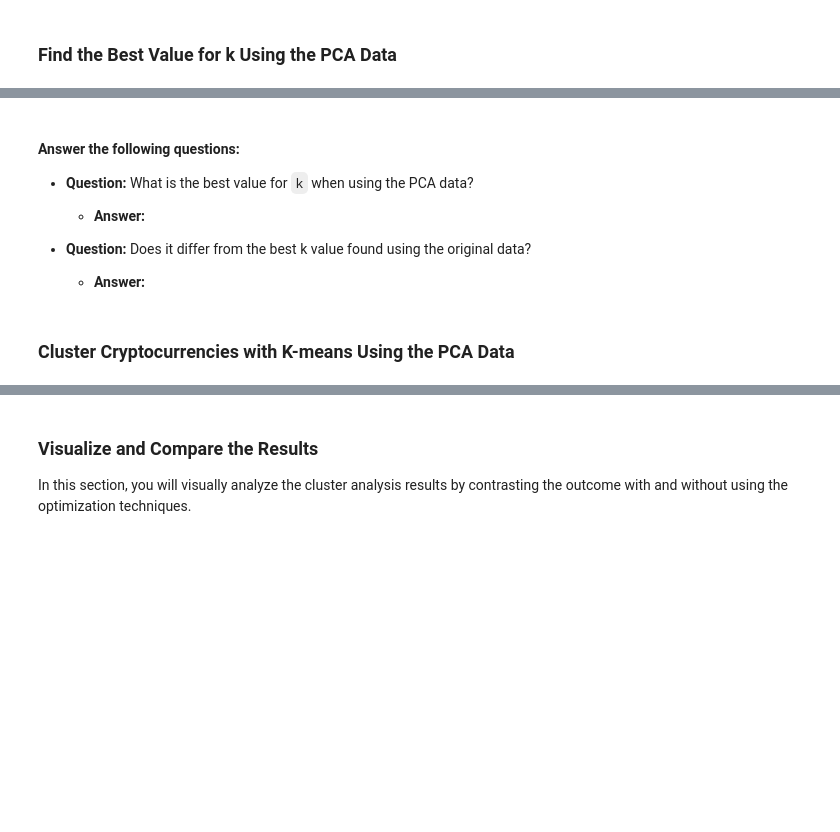
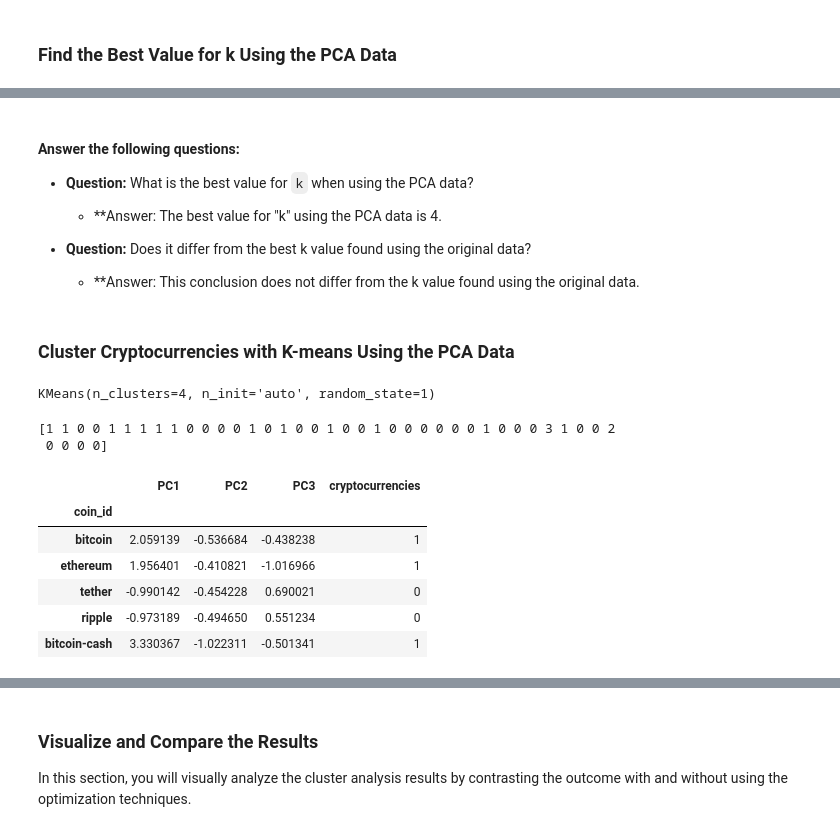
Before and after one commit to wetmore324/CryptoClustering, a Jupyter notebook: Crypto_Clustering.ipynb, the cells around one changed output, grey strips where cells are left out. Cells and saved outputs as stored; diff of their text form; code cells hidden in the pictures; blank space fills up the shorter version.

```diff
--- a/Crypto_Clustering.ipynb
+++ b/Crypto_Clustering.ipynb
@@ -163,11 +285,15 @@ df_market_data.hvplot.line(
 # %%
 # Create an empty list to store the inertia values
-
+inertia = []
 
 # Create a for loop to compute the inertia with each possible value of k
 # Inside the loop:
 # 1. Create a KMeans model using the loop counter for the n_clusters
 # 2. Fit the model to the data using `df_market_data_pca`
 # 3. Append the model.inertia_ to the inertia list
+for i in k:
+    k_model2 = KMeans(n_clusters=i, random_state=0, n_init="auto")
+    k_model2.fit(df_market_data_pca)
+    inertia.append(k_model2.inertia_)
 # %%
 # Create a dictionary with the data to plot the Elbow curve
@@ -181,30 +324,48 @@ df_market_data.hvplot.line(
 
 * **Question:** What is the best value for `k` when using the PCA data?
 
-  * **Answer:**
+  * **Answer:  The best value for "k" using the PCA data is 4.
 
 
 * **Question:** Does it differ from the best k value found using the original data?
 
-  * **Answer:**
+  * **Answer:  This conclusion does not differ from the k value found using the original data.
 # %% [markdown]
 ### Cluster Cryptocurrencies with K-means Using the PCA Data
 # %%
 # Initialize the K-Means model using the best value for k
+model = KMeans(n_clusters=4, random_state=1, n_init="auto")
 # %%
 # Fit the K-Means model using the PCA data
+model.fit(df_market_data_pca)
+# %% [output]
+KMeans(n_clusters=4, n_init='auto', random_state=1)
 # %%
 # Predict the clusters to group the cryptocurrencies using the PCA data
+cryptocurrencies = model.predict(df_market_data_pca)
 
 # Print the resulting array of cluster values.
+print(cryptocurrencies)
+# %% [output]
+[1 1 0 0 1 1 1 1 1 0 0 0 0 1 0 1 0 0 1 0 0 1 0 0 0 0 0 0 1 0 0 0 3 1 0 0 2
+ 0 0 0 0]
 # %%
 # Create a copy of the DataFrame with the PCA data
-
+df_market_data_predictions = df_market_data_pca.copy()
 
 # Add a new column to the DataFrame with the predicted clusters
-
+df_market_data_predictions["cryptocurrencies"] = cryptocurrencies
 
 # Display sample data
+df_market_data_predictions.head()
+# %% [output]
+|  | PC1 | PC2 | PC3 | cryptocurrencies |
+| coin_id |  |  |  |  |
+| bitcoin | 2.059139 | -0.536684 | -0.438238 | 1 |
+| ethereum | 1.956401 | -0.410821 | -1.016966 | 1 |
+| tether | -0.990142 | -0.454228 | 0.690021 | 0 |
+| ripple | -0.973189 | -0.494650 | 0.551234 | 0 |
+| bitcoin-cash | 3.330367 | -1.022311 | -0.501341 | 1 |
 # %%
 # Create a scatter plot using hvPlot by setting
 # `x="PC1"` and `y="PC2"`.
```
Also changed, not shown: parts of 26 cells of this notebook.
